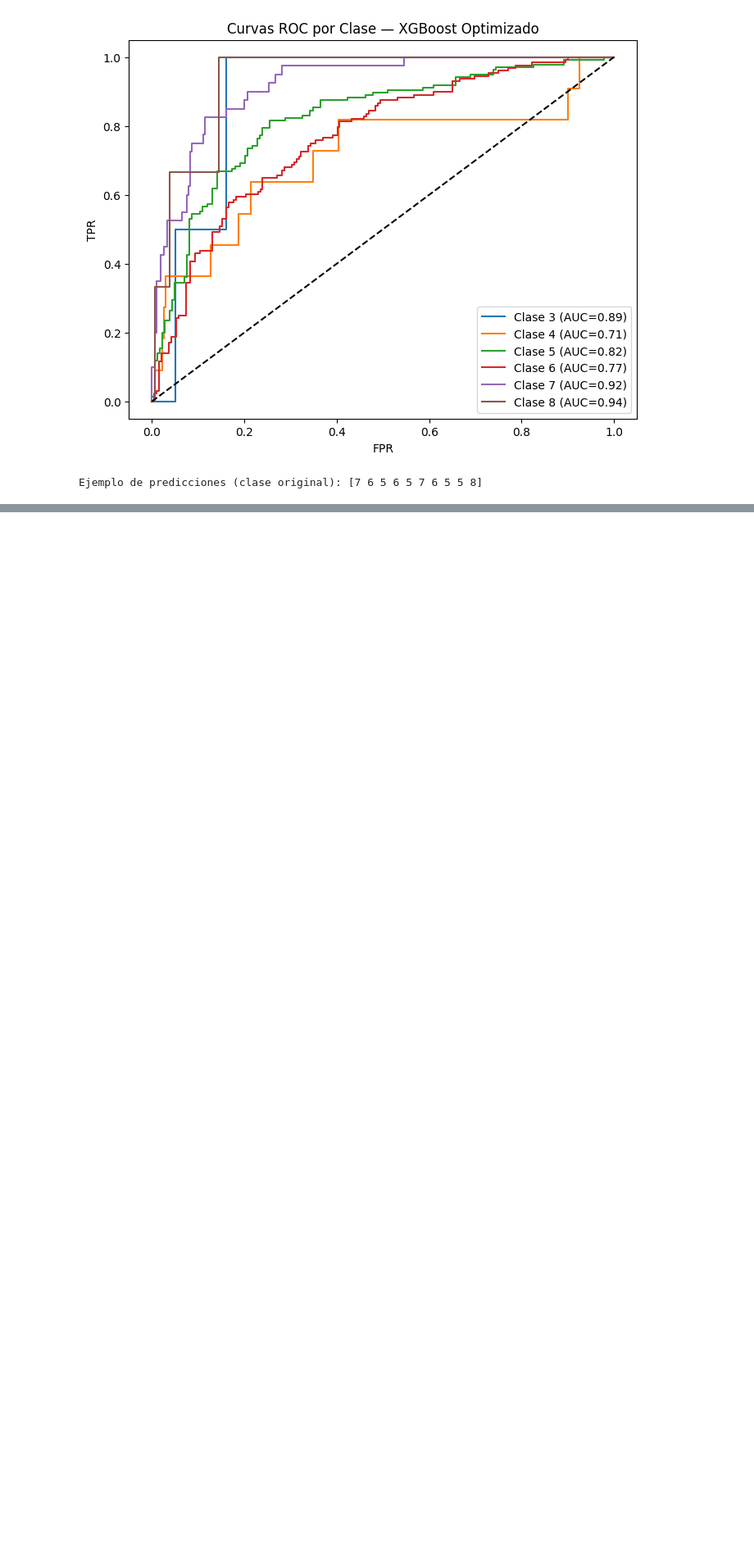
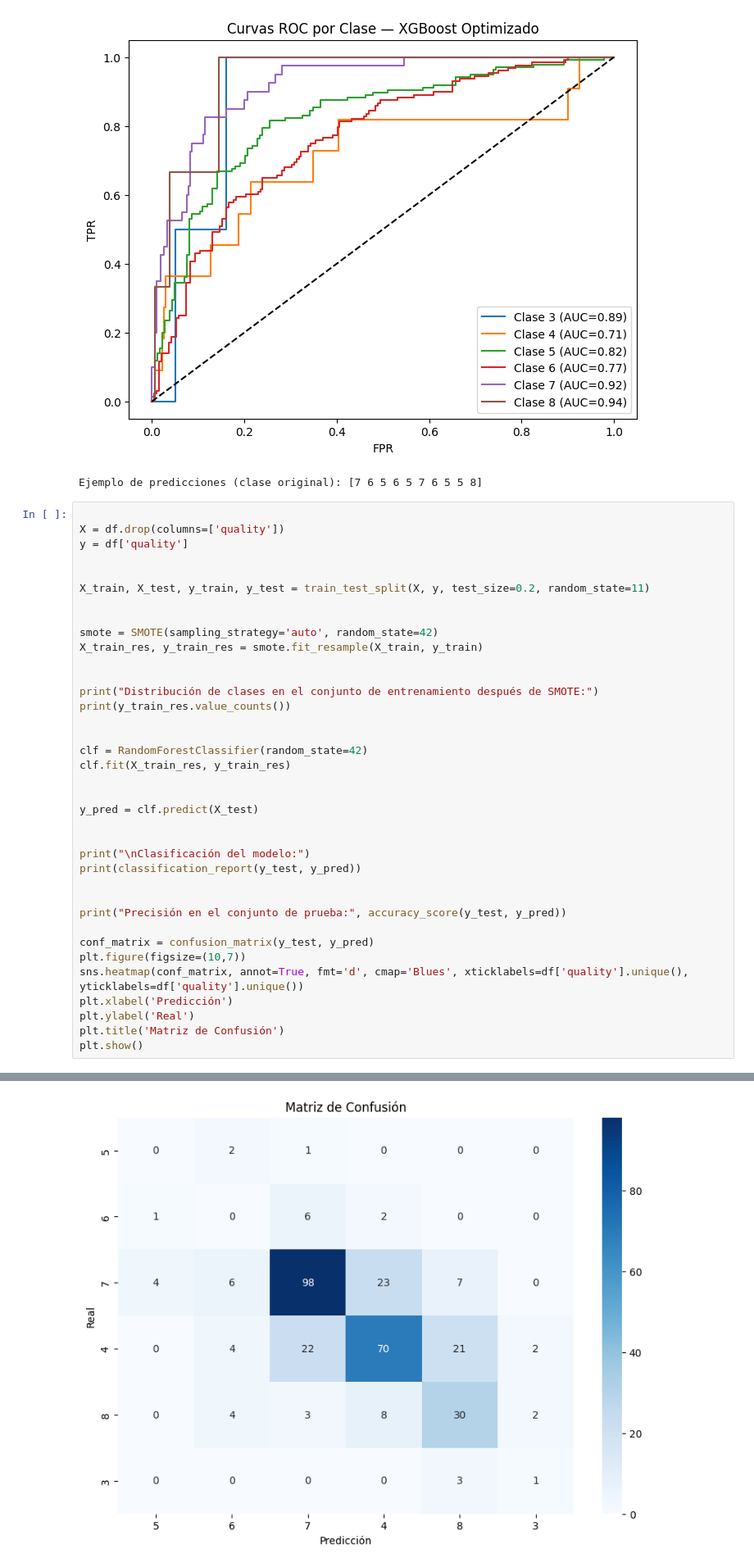
Before and after one commit to itxas77/Red_wine_quality, a Jupyter notebook: Entrenamiento_Evaluacion.ipynb, the cells around one changed output, grey strips where cells are left out. Shown at 82% size. Cells and saved outputs as stored; diff of their text form; blank space fills up the shorter version.

```diff
--- a/Entrenamiento_Evaluacion.ipynb
+++ b/Entrenamiento_Evaluacion.ipynb
@@ -297,3 +318,41 @@ Passing `palette` without assigning `hue` is deprecated and will be removed in v
 [figure]
 [figure]
 Ejemplo de predicciones (clase original): [7 6 5 6 5 7 6 5 5 8]
+# %%
+
+X = df.drop(columns=['quality'])
+y = df['quality']
+
+
+X_train, X_test, y_train, y_test = train_test_split(X, y, test_size=0.2, random_state=11)
+
+
+smote = SMOTE(sampling_strategy='auto', random_state=42)
+X_train_res, y_train_res = smote.fit_resample(X_train, y_train)
+
+
+print("Distribución de clases en el conjunto de entrenamiento después de SMOTE:")
+print(y_train_res.value_counts())
+
+
+clf = RandomForestClassifier(random_state=42)
+clf.fit(X_train_res, y_train_res)
+
+
+y_pred = clf.predict(X_test)
+
+
+print("\nClasificación del modelo:")
+print(classification_report(y_test, y_pred))
+
+
+print("Precisión en el conjunto de prueba:", accuracy_score(y_test, y_pred))
+
+conf_matrix = confusion_matrix(y_test, y_pred)
+plt.figure(figsize=(10,7))
+sns.heatmap(conf_matrix, annot=True, fmt='d', cmap='Blues', xticklabels=df['quality'].unique(), yticklabels=df['quality'].unique())
+plt.xlabel('Predicción')
+plt.ylabel('Real')
+plt.title('Matriz de Confusión')
+plt.show()
+# %% [output]
@@ -299,0 +376 @@ Ejemplo de predicciones (clase original): [7 6 5 6 5 7 6 5 5 8]
+[figure, added]
```
Also changed, not shown: parts of 6 cells of this notebook.
